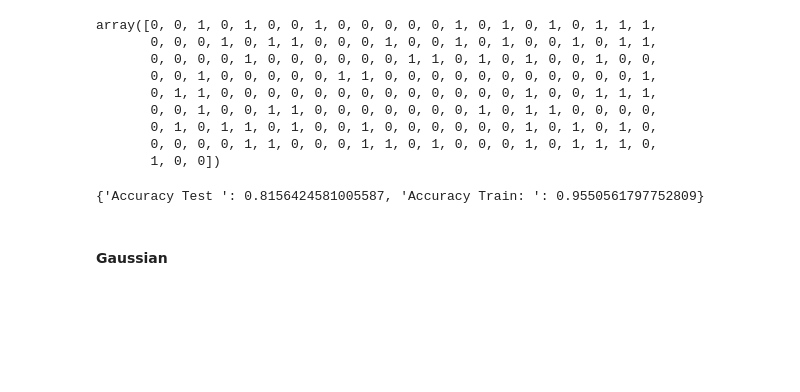
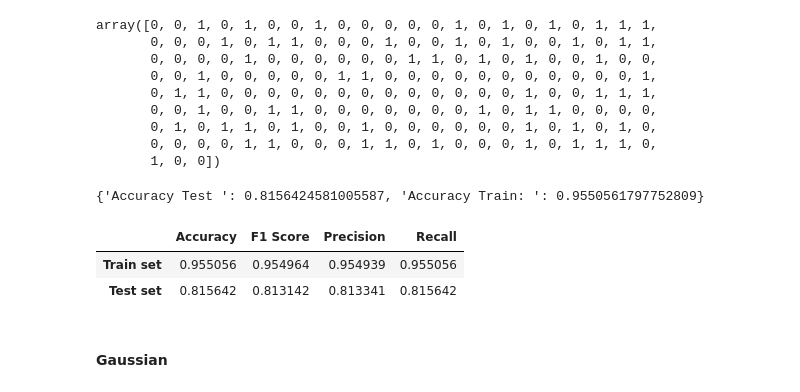
Before and after one commit to 4GeeksAcademy/GuilloMansa-MachineLearning, a Jupyter notebook: src/07-naive-bayes-playstore-reviews.ipynb, the cells around one changed output. Drawn from its saved outputs; the diff is of its cells as text; code cells hidden in the pictures; blank space fills up the shorter version.

```diff
--- a/src/07-naive-bayes-playstore-reviews.ipynb
+++ b/src/07-naive-bayes-playstore-reviews.ipynb
@@ -95,16 +102,16 @@ len(X_train)
 #### **Multinomial**
 # %%
 # Modelo y entrenamiento
-model = MultinomialNB()
-model.fit(X_train, y_train)
+mbmodel = MultinomialNB()
+mbmodel.fit(X_train, y_train)
 # %% [output]
 MultinomialNB()
 # %%
 # Predicción
-y_pred_train = model.predict(X_train)
+y_pred_train_mb = mbmodel.predict(X_train)
 
-y_pred_test = model.predict(X_test)
-y_pred_test
+y_pred_test_mb = mbmodel.predict(X_test)
+y_pred_test_mb
 # %% [output]
 array([0, 0, 1, 0, 1, 0, 0, 1, 0, 0, 0, 0, 0, 1, 0, 1, 0, 1, 0, 1, 1, 1,
        0, 0, 0, 1, 0, 1, 1, 0, 0, 0, 1, 0, 0, 1, 0, 1, 0, 0, 1, 0, 1, 1,
@@ -123,6 +130,13 @@ metrics = {"Accuracy Test ": accuracy_score(y_test, y_pred_test),
 metrics
 # %% [output]
 {'Accuracy Test ': 0.8156424581005587, 'Accuracy Train: ': 0.9550561797752809}
+# %%
+mb_met = get_classifier_metrics(y_pred_test_mb, y_test, y_pred_train_mb, y_train, average='weighted')
+mb_met
+# %% [output]
+|  | Accuracy | F1 Score | Precision | Recall |
+| Train set | 0.955056 | 0.954964 | 0.954939 | 0.955056 |
+| Test set | 0.815642 | 0.813142 | 0.813341 | 0.815642 |
 # %% [markdown]
 #### **Gaussian**
 # %%
```
Also changed, not shown: parts of 13 cells of this notebook, 1 other file.
